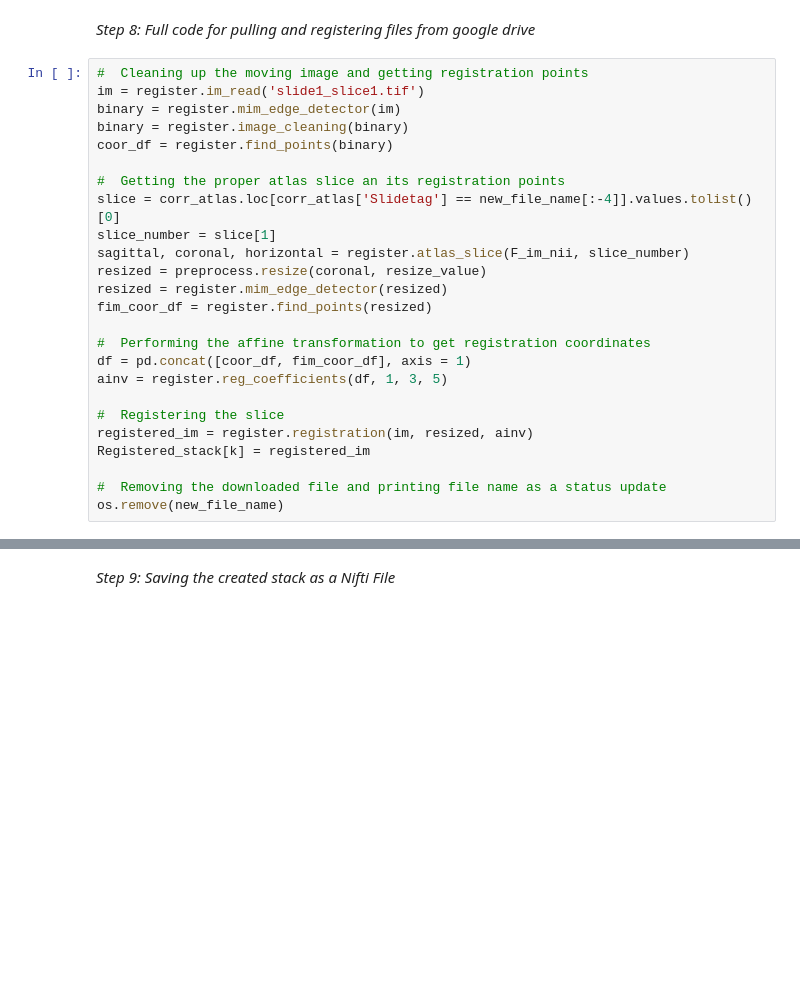
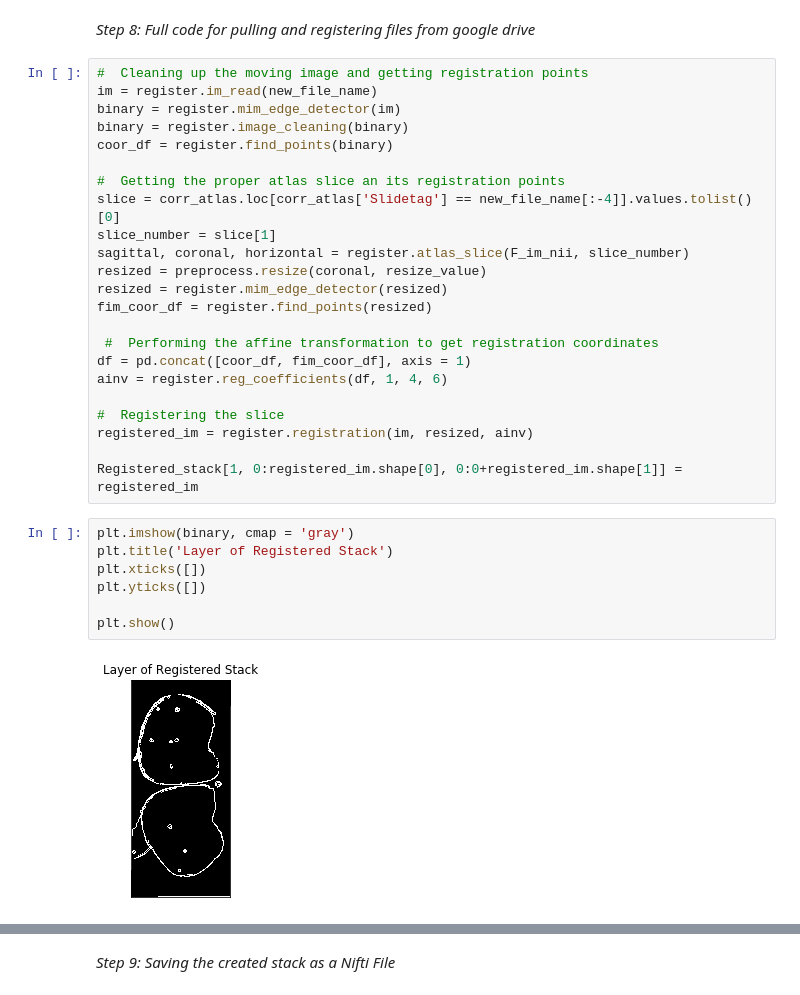
Before and after one commit to Nance-Lab/ifmodels, a Jupyter notebook: scripts/ifmodels.ipynb, the cells around one changed output, grey strips where cells are left out. Saved outputs shown, nothing was run; the diff lists cells and outputs as text; blank space fills up the shorter version.

```diff
--- a/scripts/ifmodels.ipynb
+++ b/scripts/ifmodels.ipynb
@@ -164,7 +161,7 @@ resize_value = int(practice_im.shape[0]/atlas_length)
 *Step 8: Full code for pulling and registering files from google drive*
 # %%
 #  Cleaning up the moving image and getting registration points
-im = register.im_read('slide1_slice1.tif')
+im = register.im_read(new_file_name)
 binary = register.mim_edge_detector(im)
 binary = register.image_cleaning(binary)
 coor_df = register.find_points(binary)
@@ -177,14 +174,21 @@ resized = preprocess.resize(coronal, resize_value)
 resized = register.mim_edge_detector(resized)
 fim_coor_df = register.find_points(resized)
 
-#  Performing the affine transformation to get registration coordinates
+ #  Performing the affine transformation to get registration coordinates
 df = pd.concat([coor_df, fim_coor_df], axis = 1)
-ainv = register.reg_coefficients(df, 1, 3, 5)
+ainv = register.reg_coefficients(df, 1, 4, 6)
 
 #  Registering the slice
 registered_im = register.registration(im, resized, ainv)
-Registered_stack[k] = registered_im
 
-#  Removing the downloaded file and printing file name as a status update
-os.remove(new_file_name)
+Registered_stack[1, 0:registered_im.shape[0], 0:0+registered_im.shape[1]] = registered_im
+# %%
+plt.imshow(binary, cmap = 'gray')
+plt.title('Layer of Registered Stack')
+plt.xticks([])
+plt.yticks([])
+
+plt.show()
+# %% [output]
+[figure, added]
 # %%
```
Also changed, not shown: parts of 8 cells of this notebook.
